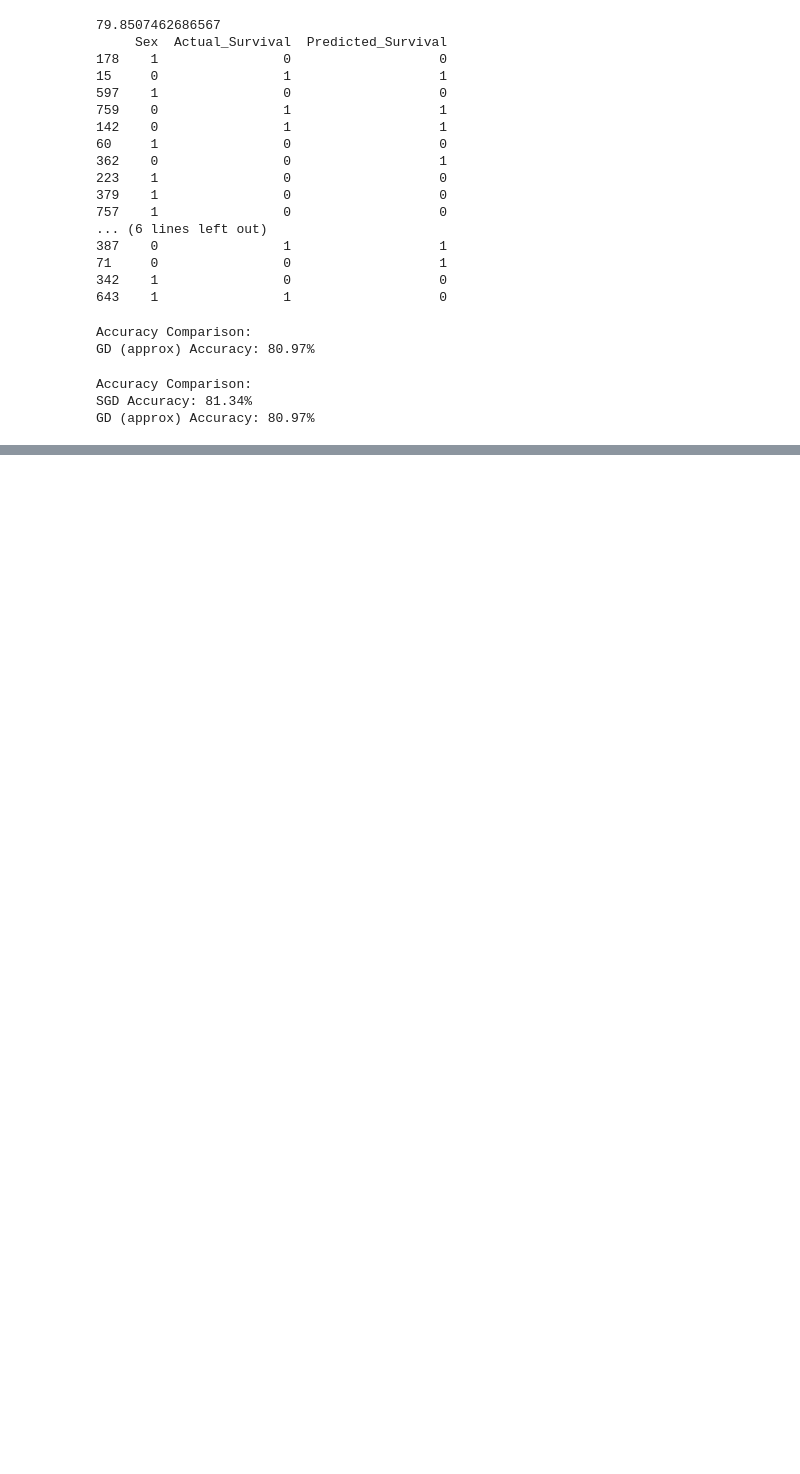
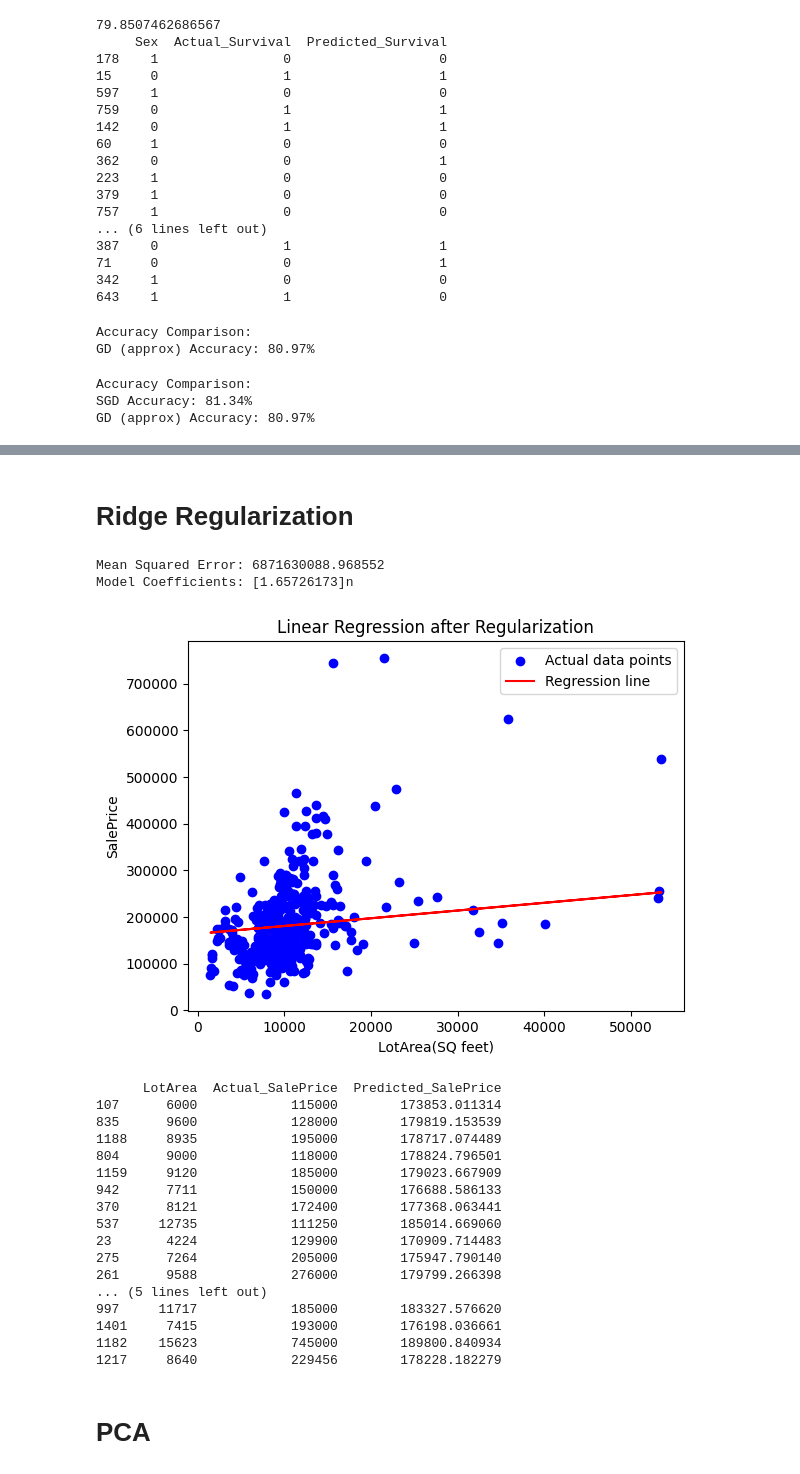
Before and after one commit to sashank1326/ML_Practice, a Jupyter notebook: Titanic_Ml_Features.ipynb, the cells around one changed output, grey strips where cells are left out. Saved outputs shown, nothing was run; the diff lists cells and outputs as text; code cells hidden in the pictures; blank space fills up the shorter version.

```diff
--- a/Titanic_Ml_Features.ipynb
+++ b/Titanic_Ml_Features.ipynb
@@ -545,0 +792,55 @@ GD (approx) Accuracy: 80.97%
+# %% [markdown]
+# **Ridge Regularization**
+# %%
+from sklearn.linear_model import LinearRegression, Lasso, Ridge
+
+X_train, X_test, y_train, y_test = train_test_split(X, y, test_size=0.3)
+ridge = Ridge(alpha=100)
+ridge.fit(X_train, y_train)
+
+# making predictions
+y_pred = ridge.predict(X_test)
+
+# evaluating the model
+mse = mean_squared_error(y_test, y_pred)
+print(f"Mean Squared Error: {mse}")
+print(f"Model Coefficients: {ridge.coef_}n")
+
+# Create a DataFrame with YrSold, actual, and predicted prices
+results_df = X_test.copy()
+results_df['Actual_SalePrice'] = y_test.values
+results_df['Predicted_SalePrice'] = y_pred
+
+#plotting
+plt.scatter(X_test, y_test, color='blue', label='Actual data points')
+plt.plot(X_test, y_pred, color='red', label='Regression line')
+plt.xlabel('LotArea(SQ feet)')
+plt.ylabel('SalePrice')
+plt.title('Linear Regression after Regularization')
+plt.legend()
+plt.show()
+
+print(results_df.head(20))
+# %% [output]
+Mean Squared Error: 6871630088.968552
+Model Coefficients: [1.65726173]n
+[figure, added]
+      LotArea  Actual_SalePrice  Predicted_SalePrice
+107      6000            115000        173853.011314
+835      9600            128000        179819.153539
+1188     8935            195000        178717.074489
+804      9000            118000        178824.796501
+1159     9120            185000        179023.667909
+942      7711            150000        176688.586133
+370      8121            172400        177368.063441
+537     12735            111250        185014.669060
+23       4224            129900        170909.714483
+275      7264            205000        175947.790140
+261      9588            276000        179799.266398
+... (5 lines left out)
+997     11717            185000        183327.576620
+1401     7415            193000        176198.036661
+1182    15623            745000        189800.840934
+1217     8640            229456        178228.182279
+# %% [markdown]
+# **PCA**
```
Also changed, not shown: parts of 24 cells of this notebook.
